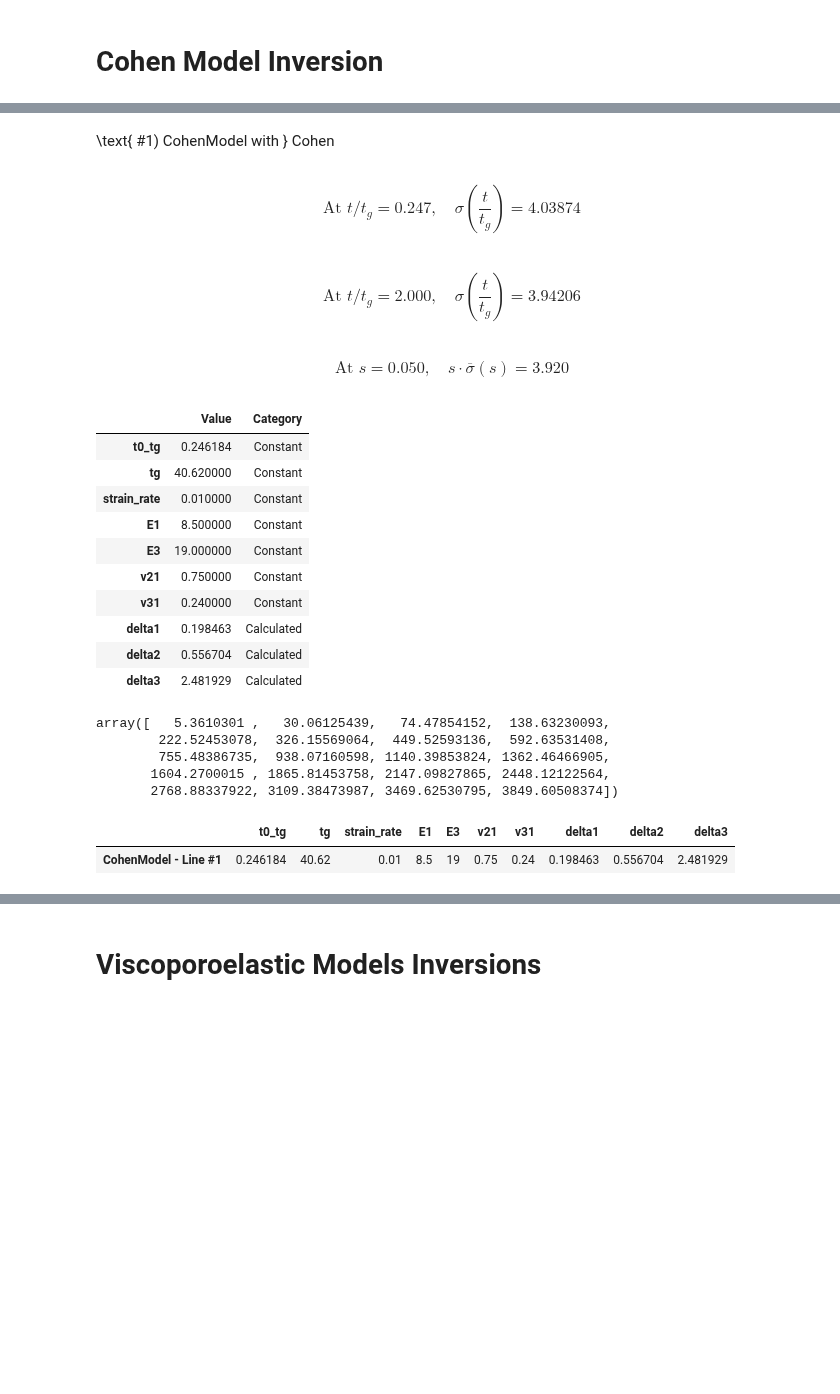
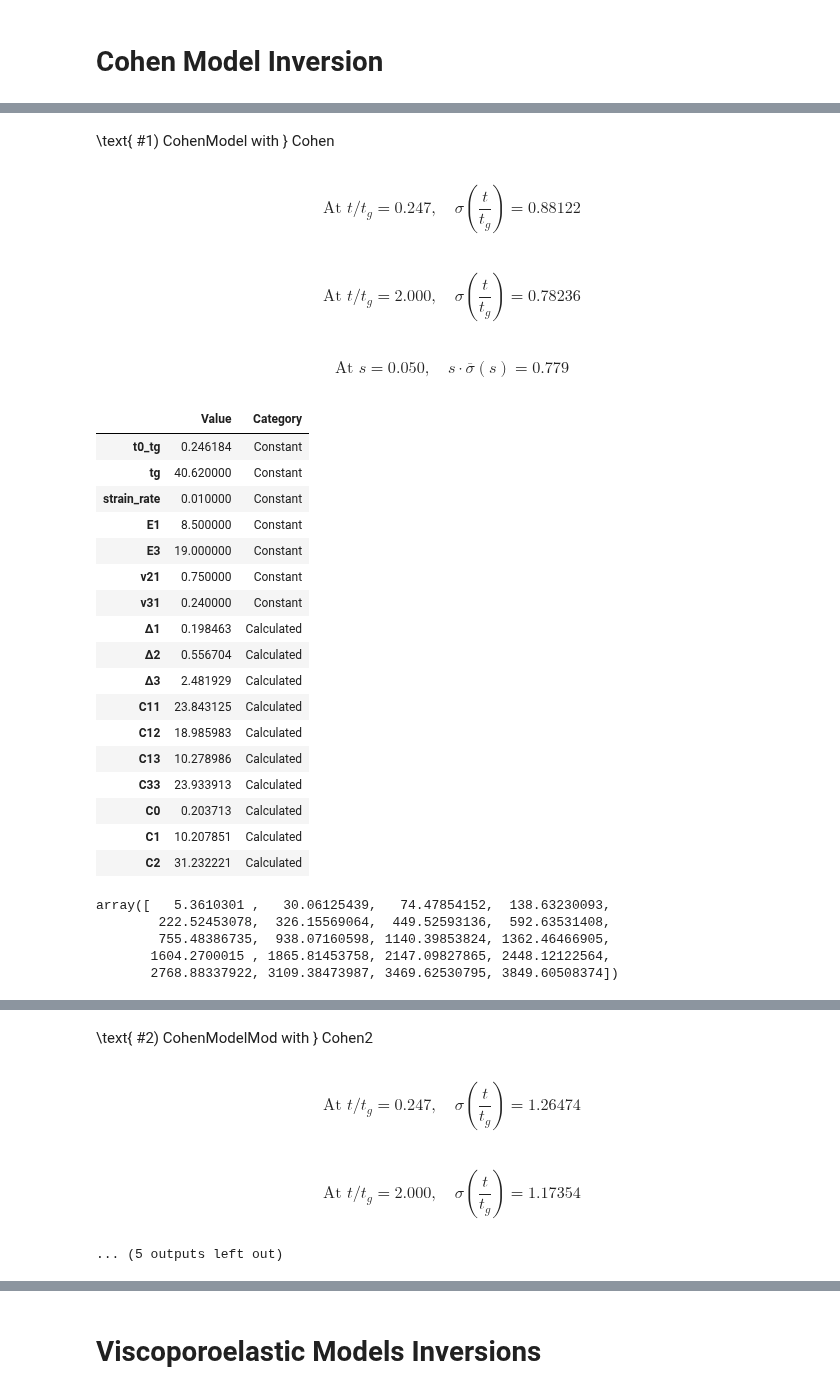
Before and after one commit to ryerrabelli/Yerrabelli-Spector-Poroelastic-Model-Code, a Jupyter notebook: src/ViscoporoelasticInversion.ipynb, the cells around one changed output, grey strips where cells are left out. Cells and saved outputs as stored; diff of their text form; code cells hidden in the pictures; blank space fills up the shorter version.

Commit message:
Still trying to get to the root of the Cohen model discrepancy

```diff
--- a/src/ViscoporoelasticInversion.ipynb
+++ b/src/ViscoporoelasticInversion.ipynb
@@ -129,11 +134,18 @@ It took 0.0126 sec to numerically invert Laplace the func for 999 input times.
 
 importlib.reload(plotting)
 importlib.reload(viscoporoelastic_model)
-from viscoporoelastic_model import CohenModel
+from viscoporoelastic_model import CohenModel, CohenModel1998
 
+class CohenModelMod(CohenModel):
+    t0_tg = 10 / 40.62;
+    tg = 40.62  # sec
+    strain_rate = 0.01;  # per sec
+    E1 = 8.5  # kPa
+    E3 = 19*1.5   # kPa
+    v21 = 0.75  # like Vrtheta
+    v31 = 0.24  # like Vrz
 
-VPEs = [(CohenModel(),
-         fr"$Cohen$") ]
+VPEs = [(CohenModel(), fr"$Cohen$"), (CohenModelMod(), fr"$Cohen$2") ]
 
 t0_tg = VPEs[0][0].t0_tg
 tg = VPEs[0][0].tg
@@ -199,22 +212,27 @@ It took 0.1387 sec to numerically invert Laplace the func for 1001 input times.
 \text{ \#1) CohenModel with } Cohen
-$$\text{At } t/t_g=0.247, \quad \sigma(\frac{t}{t_g})=4.03874$$
+$$\text{At } t/t_g=0.247, \quad \sigma(\frac{t}{t_g})=0.88122$$
-$$\text{At } t/t_g=2.000, \quad \sigma(\frac{t}{t_g})=3.94206$$
+$$\text{At } t/t_g=2.000, \quad \sigma(\frac{t}{t_g})=0.78236$$
-$$\text{At } s=0.050, \quad s\cdot\overline{\sigma}(s)=3.920$$
+$$\text{At } s=0.050, \quad s\cdot\overline{\sigma}(s)=0.779$$
 |  | Value | Category |
 | t0_tg | 0.246184 | Constant |
 | tg | 40.620000 | Constant |
 | strain_rate | 0.010000 | Constant |
 | E1 | 8.500000 | Constant |
 | E3 | 19.000000 | Constant |
 | v21 | 0.750000 | Constant |
 | v31 | 0.240000 | Constant |
-| delta1 | 0.198463 | Calculated |
-| delta2 | 0.556704 | Calculated |
-| delta3 | 2.481929 | Calculated |
+| Δ1 | 0.198463 | Calculated |
+| Δ2 | 0.556704 | Calculated |
+| Δ3 | 2.481929 | Calculated |
+| C11 | 23.843125 | Calculated |
+| C12 | 18.985983 | Calculated |
+| C13 | 10.278986 | Calculated |
+| C33 | 23.933913 | Calculated |
+| C0 | 0.203713 | Calculated |
+| C1 | 10.207851 | Calculated |
+| C2 | 31.232221 | Calculated |
 array([   5.3610301 ,   30.06125439,   74.47854152,  138.63230093,
         222.52453078,  326.15569064,  449.52593136,  592.63531408,
         755.48386735,  938.07160598, 1140.39853824, 1362.46466905,
        1604.2700015 , 1865.81453758, 2147.09827865, 2448.12122564,
        2768.88337922, 3109.38473987, 3469.62530795, 3849.60508374])
-|  | t0_tg | tg | strain_rate | E1 | E3 | v21 | v31 | delta1 | delta2 | delta3 |
-| CohenModel - Line #1 | 0.246184 | 40.62 | 0.01 | 8.5 | 19 | 0.75 | 0.24 | 0.198463 | 0.556704 | 2.481929 |
@@ -221,0 +239,4 @@ array([   5.3610301 ,   30.06125439,   74.47854152,  138.63230093,
+\text{ \#2) CohenModelMod with } Cohen2
+$$\text{At } t/t_g=0.247, \quad \sigma(\frac{t}{t_g})=1.26474$$
+$$\text{At } t/t_g=2.000, \quad \sigma(\frac{t}{t_g})=1.17354$$
+... (5 outputs left out)
```
Also changed, not shown: parts of 6 cells of this notebook, 3 other files.
